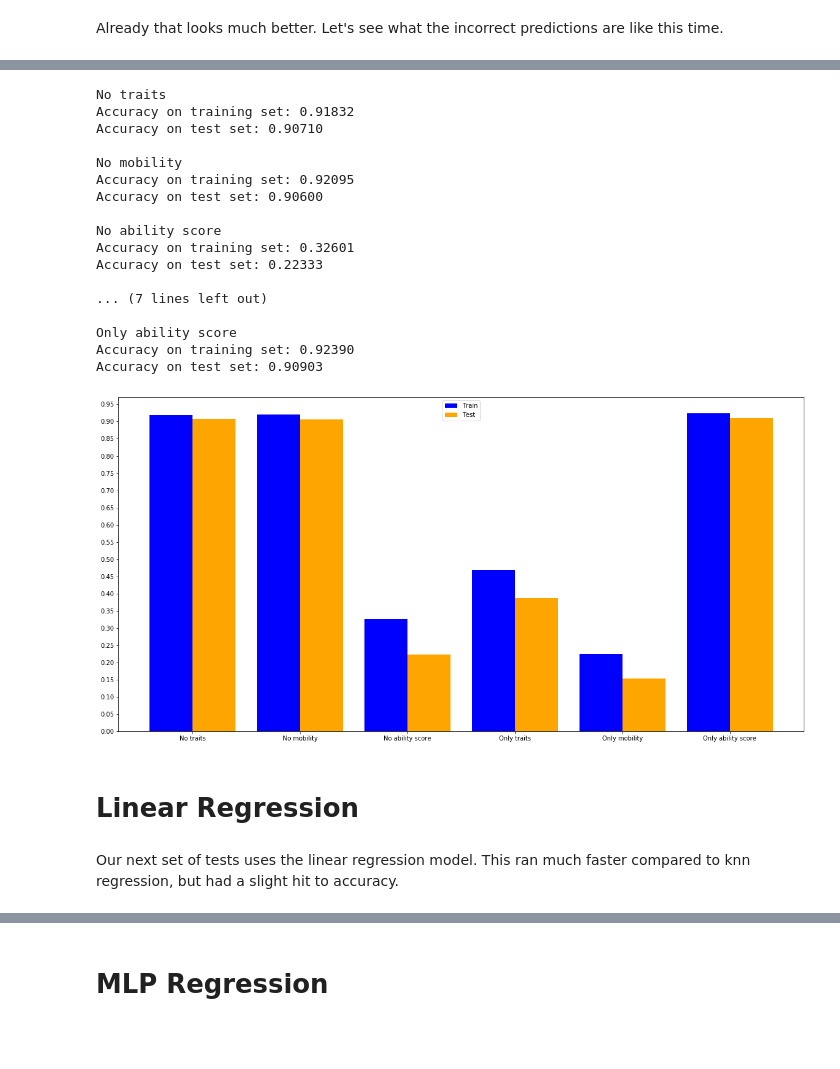
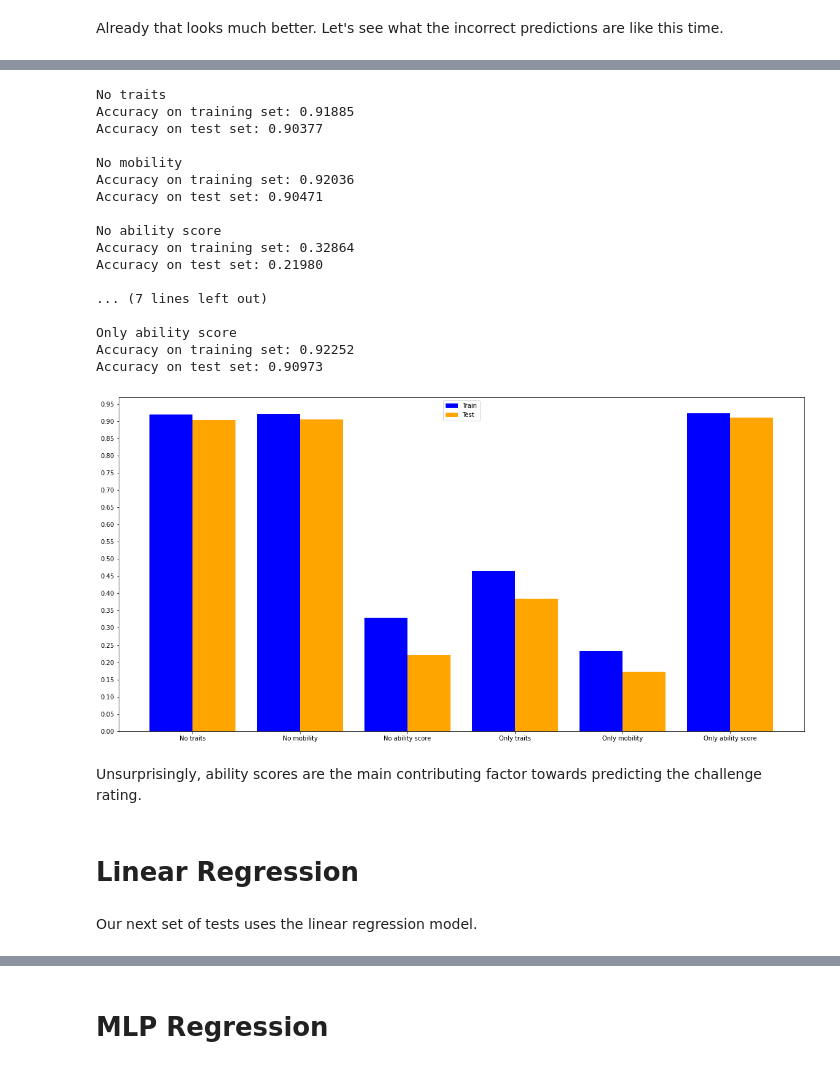
Before and after one commit to josiahhsu/csci_351_project, a Jupyter notebook: DnD_Project.ipynb, the cells around one changed output, grey strips where cells are left out. Cells and saved outputs as stored; diff of their text form; code cells hidden in the pictures; blank space fills up the shorter version.

```diff
--- a/DnD_Project.ipynb
+++ b/DnD_Project.ipynb
@@ -286,30 +281,31 @@ Repeating this test indicated that the best results typically occur between 12 a
 # %%
 knn_reg = KNeighborsRegressor(15)
-graph_model_mod(knn_reg, names, X_mod, y_shift, 100)
-# test_model_mod(knn_reg, names, X_mod, y_shift, 100)
+graph_model_mod(knn_reg, names, X_mod, y, 100)
 # %% [output]
 No traits
-Accuracy on training set: 0.91832
-Accuracy on test set: 0.90710
+Accuracy on training set: 0.91885
+Accuracy on test set: 0.90377
 
 No mobility
-Accuracy on training set: 0.92095
-Accuracy on test set: 0.90600
+Accuracy on training set: 0.92036
+Accuracy on test set: 0.90471
 
 No ability score
-Accuracy on training set: 0.32601
-Accuracy on test set: 0.22333
+Accuracy on training set: 0.32864
+Accuracy on test set: 0.21980
 
 ... (7 lines left out)
 
 Only ability score
-Accuracy on training set: 0.92390
-Accuracy on test set: 0.90903
+Accuracy on training set: 0.92252
+Accuracy on test set: 0.90973
-[figure, old version]
+[figure, new version]
+# %% [markdown]
+Unsurprisingly, ability scores are the main contributing factor towards predicting the challenge rating.
 # %% [markdown]
 # Linear Regression
 # %% [markdown]
-Our next set of tests uses the linear regression model. This ran much faster compared to knn regression, but had a slight hit to accuracy.
+Our next set of tests uses the linear regression model.
 # %%
 lr = LinearRegression()
 print_test_model(lr, X, y, 100)
```
Also changed, not shown: parts of 54 cells of this notebook.
